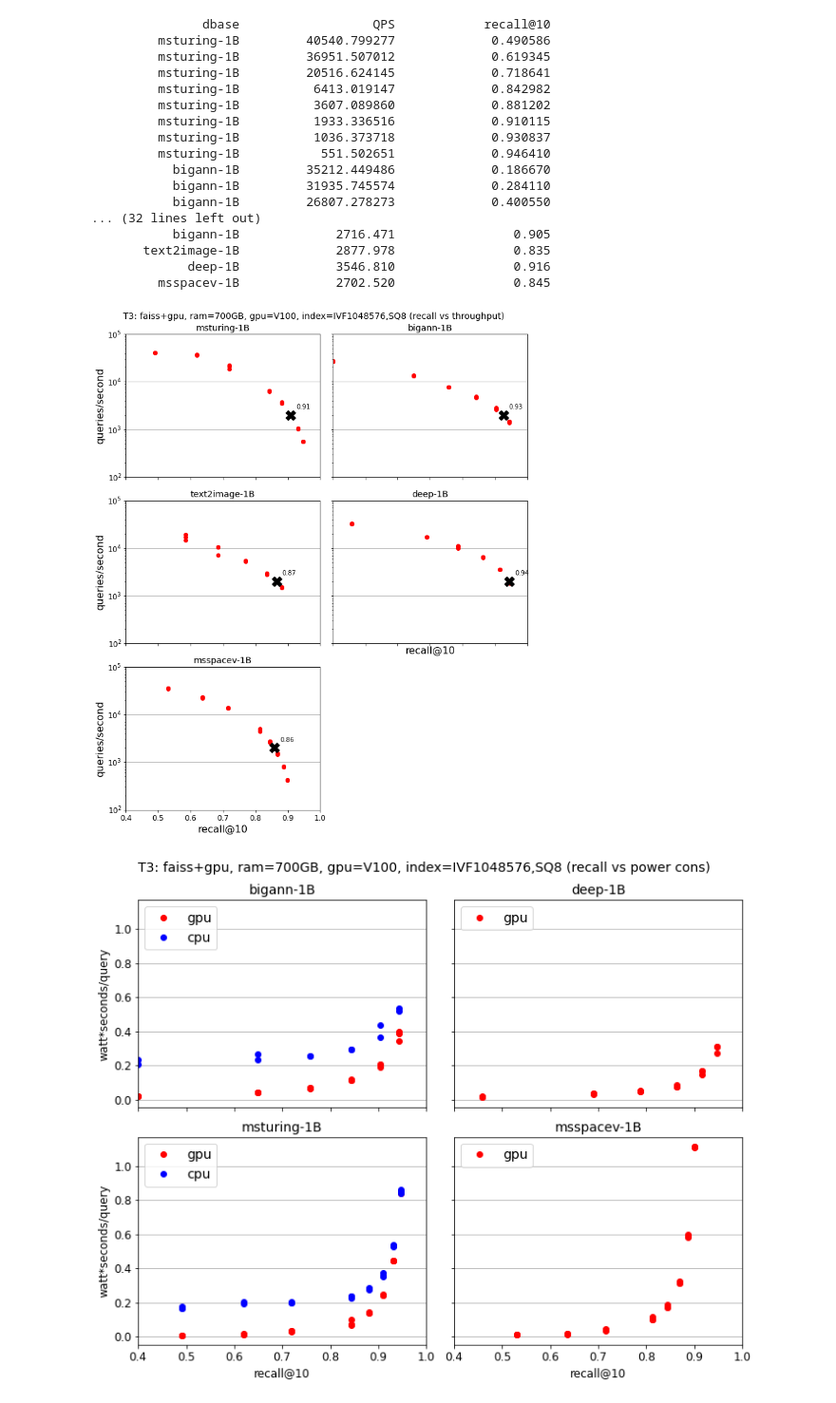
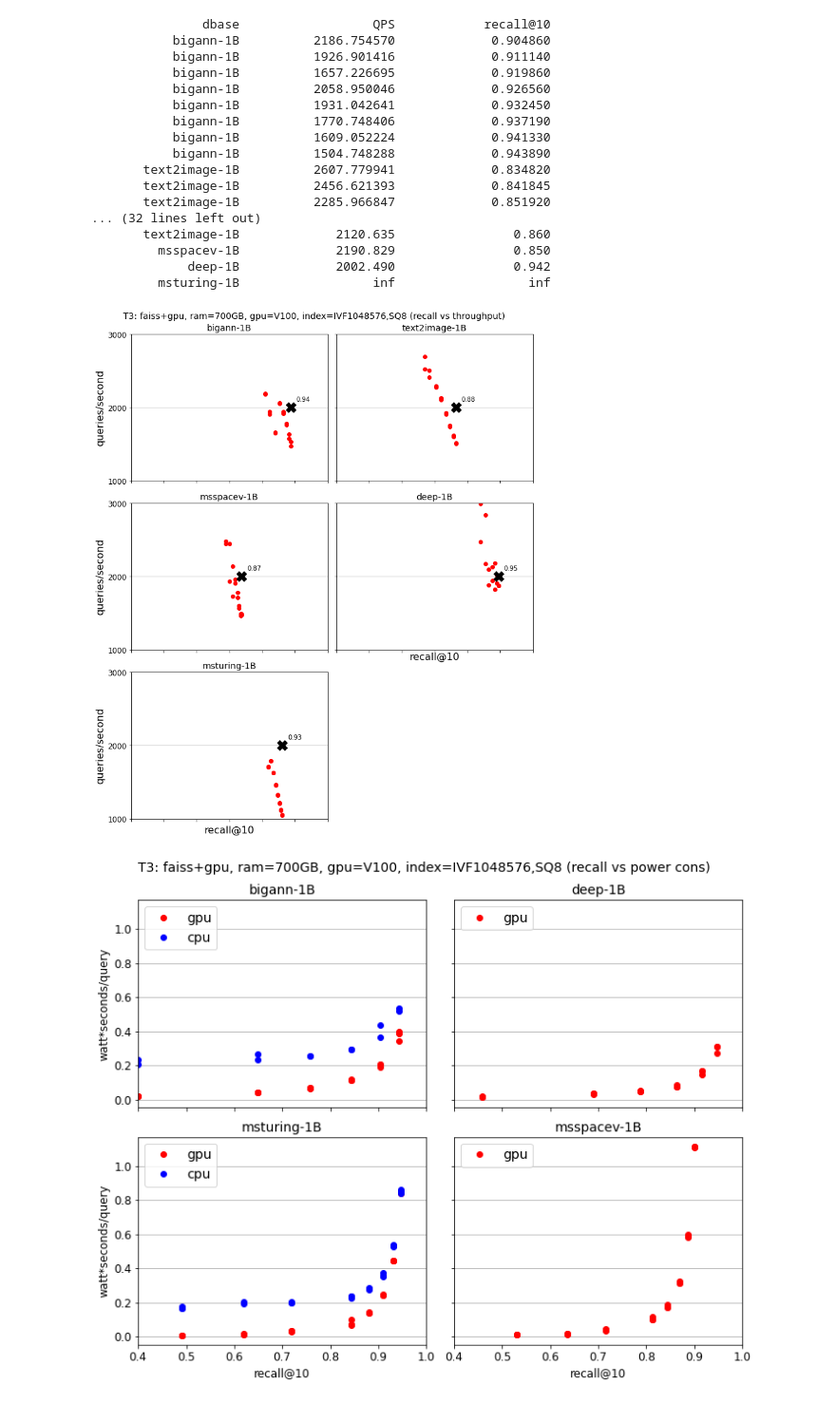
Before and after one commit to harsha-simhadri/big-ann-benchmarks, a Jupyter notebook: t3/notebooks/T3Analysis.ipynb, the cells around one changed output. Shown at 95% size. Drawn from its saved outputs; the diff is of its cells as text; code cells hidden in the pictures.

```diff
--- a/t3/notebooks/T3Analysis.ipynb
+++ b/t3/notebooks/T3Analysis.ipynb
@@ -2,7 +2,7 @@
 import pandas as pd
 import os
 
-expdirs = ['benchmarks_gpu_3']
+expdirs = ['benchmarks_gpu_4']
 
 master_df = pd.DataFrame(columns=["db", "ts", "gpu", "recall", "qps", "wspq", "point" ])
 
@@ -28,6 +28,7 @@ for expdir in expdirs:
 
         # parse the main data file into a df
         expfile=os.path.join( expdir, dbdir, "data.txt")
+        print("expfile",expfile)
         df = pd.read_csv(expfile, header=None)
         df.columns = [ "capts", "recall", "mspq", "mindur", "totpow", "totq", "wspq" ]
         df = df.filter(items=[ "recall", "mspq", "wspq"])
@@ -142,8 +143,8 @@ for didx, dbname in enumerate(dbs):
             ax.set_xticklabels([])
         elif didx==3:
             ax = axs[1,1]
-            ax.set_xticks([0.4,0.5,0.6,0.7,0.8,0.9,1.0])
-            ax.set_xticklabels([ str(i) for i in [0.4,0.5,0.6,0.7,0.8,0.9,1.0]])
+            #ax.set_xticks([0.4,0.5,0.6,0.7,0.8,0.9,1.0])
+            #ax.set_xticklabels([ str(i) for i in [0.4,0.5,0.6,0.7,0.8,0.9,1.0]])
             for l in ax.get_xaxis().get_majorticklabels():
                 l.set_visible(True)
             ax.set_xlabel("recall@10")
@@ -152,18 +153,20 @@ for didx, dbname in enumerate(dbs):
             ax = axs[2,0]
             ax.set_ylabel("queries/second")
             ax.set_xlabel("recall@10")
-            ax.set_xticks([0.4,0.5,0.6,0.7,0.8,0.9,1.0])
-            ax.set_xticklabels([ str(i) for i in [0.4,0.5,0.6,0.7,0.8,0.9,1.0]])
+            #ax.set_xticks([0.4,0.5,0.6,0.7,0.8,0.9,1.0])
+            #ax.set_xticklabels([ str(i) for i in [0.4,0.5,0.6,0.7,0.8,0.9,1.0]])
             for l in ax.get_xaxis().get_majorticklabels():
                 l.set_visible(True)
 
         # plot and configure subplot
         shape = ax.plot(recall, qps, '.', markersize=12, color=color[0])
-        ax.set_yscale('log')
-        ax.set_ylim([100,100000])
-        ax.set_yticks([100, 1000,10000,100000])
-        ax.set_xlim([0.4,1.0])
-        #ax.set_xticks([0.4,0.5,0.6,0.7,0.8,0.9,1.0])
+        #ax.set_yscale('log')
+        #ax.set_ylim([100,100000])
+        #ax.set_yticks([100, 1000,10000,100000])
+        #ax.set_xlim([0.4,1.0])
+        ax.set_ylim([1000,3000])
+        ax.set_yticks([1000,2000,3000])
+        ax.set_xlim([0.7,1.0])
 
         # get the legend shapes
         if gpu[didx]:
@@ -192,7 +195,7 @@ for didx, dbname in enumerate(dbs):
     fn = interpolate.interp1d(np.array(qpss['mean'].tolist()),
                               np.array(recalls['mean'].tolist()),
                               kind='linear')
-    recall_at_2K = fn(2000)
+    #recall_at_2K = fn(2000)
 
     # Print the avg recall@10 and QPS tables
     if (didx==0):
@@ -233,49 +236,49 @@ for didx, dbname in enumerate(dbs):
     ax.set_title(dbname.replace("-T3",""))
     ax.grid(axis = 'y')
 
     # display appropriate legend
     #if gpu_exclusive:
     #    ax.legend([gpu_shape,],['gpu',],loc='upper right', fontsize=14)
     #else:
     #    ax.legend([gpu_shape, cpu_shape],['gpu','cpu'],loc='upper right', fontsize=14)
 
     plt.suptitle('T3: faiss+gpu, ram=700GB, gpu=V100, index=IVF1048576,SQ8 (recall vs throughput)')
 
 print()
 row = ["dbase", "QPS", "recall@10"]
 print("{: >20} {: >20} {: >20}".format(*row))
 dbases = list(baseline_recall_at_2K.keys())
 for dbase in dbases:
     qpss = baseline_recall_at_2K[dbase][0]
     recall = baseline_recall_at_2K[dbase][1]
     row = [dbase.replace("-T3",""), "%2.3f" % qpss, "%2.3f" % recall]
     print("{: >20} {: >20} {: >20}".format(*row))
 
 fig.delaxes(axs[2,1])
 
 plt.tight_layout()
 plt.show()
 fig.patch.set_alpha(1)
 fig.savefig("recall_vs_throughput_with_recall_at_2K.png",facecolor=fig.get_facecolor(), edgecolor='none', transparent=False)
 # %% [output]
                dbase                  QPS            recall@10
-         msturing-1B         40540.799277             0.490586
-         msturing-1B         36951.507012             0.619345
-         msturing-1B         20516.624145             0.718641
-         msturing-1B          6413.019147             0.842982
-         msturing-1B          3607.089860             0.881202
-         msturing-1B          1933.336516             0.910115
-         msturing-1B          1036.373718             0.930837
-         msturing-1B           551.502651             0.946410
-           bigann-1B         35212.449486             0.186670
-           bigann-1B         31935.745574             0.284110
-           bigann-1B         26807.278273             0.400550
+           bigann-1B          2186.754570             0.904860
+           bigann-1B          1926.901416             0.911140
+           bigann-1B          1657.226695             0.919860
+           bigann-1B          2058.950046             0.926560
+           bigann-1B          1931.042641             0.932450
+           bigann-1B          1770.748406             0.937190
+           bigann-1B          1609.052224             0.941330
+           bigann-1B          1504.748288             0.943890
+       text2image-1B          2607.779941             0.834820
+       text2image-1B          2456.621393             0.841845
+       text2image-1B          2285.966847             0.851920
 ... (32 lines left out)
-           bigann-1B             2716.471                0.905
-       text2image-1B             2877.978                0.835
-             deep-1B             3546.810                0.916
-         msspacev-1B             2702.520                0.845
+       text2image-1B             2120.635                0.860
+         msspacev-1B             2190.829                0.850
+             deep-1B             2002.490                0.942
+         msturing-1B                  inf                  inf
-[figure, old version]
+[figure, new version]
 # %%
 # Individual dbase plots
 import matplotlib
```
Also changed, not shown: parts of 1 cell of this notebook.
